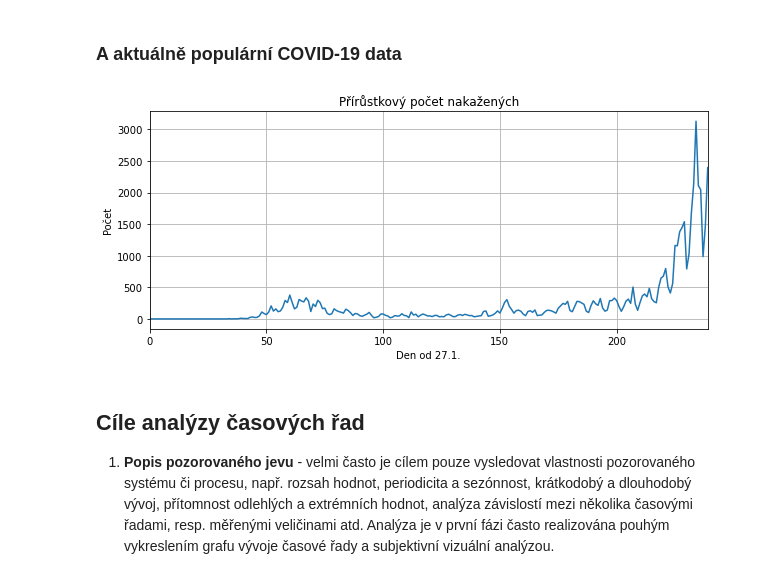
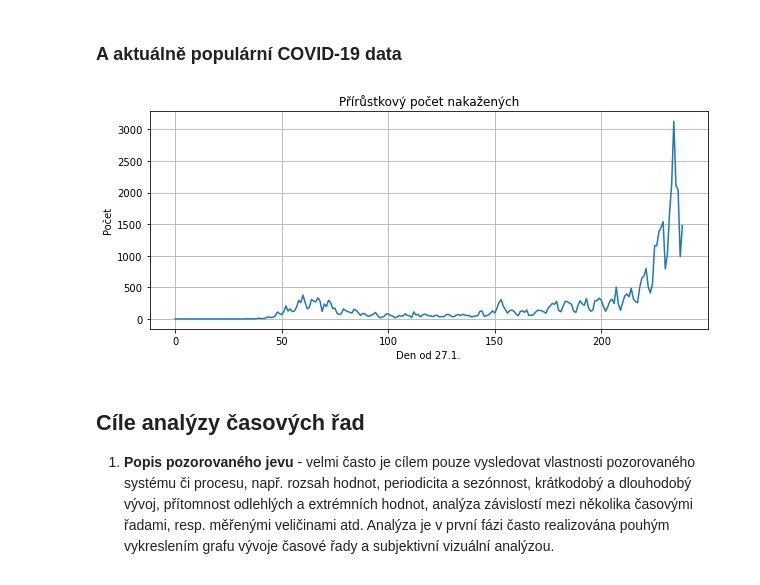
Before and after one commit to kamil-dedecius/mi-scr, a Jupyter notebook: prednasky/1.ipynb, the cells around one changed output. Cells and saved outputs as stored; diff of their text form; code cells hidden in the pictures.

```diff
--- a/prednasky/1.ipynb
+++ b/prednasky/1.ipynb
@@ -47,16 +47,15 @@ Zde mají časové řady velký význam pro řízení systémů a procesů, ať
 # %% [markdown]
 ### A aktuálně populární COVID-19 data
 # %%
-#fn = 'data/covid-zari20.csv'
-fn = 'https://onemocneni-aktualne.mzcr.cz/api/v2/covid-19/nakaza.csv'
+fn = 'data/covid-zari20.csv'
 data = pd.read_csv(fn)
 data['prirustkovy_pocet_nakazenych'].plot(figsize=(10,4))
 plt.title('Přírůstkový počet nakažených')
 plt.ylabel('Počet')
 plt.xlabel('Den od 27.1.')
 plt.show()
 # %% [output]
-[figure, old version]
+[figure, new version]
 # %% [markdown]
 ## Cíle analýzy časových řad
 1. **Popis pozorovaného jevu** - velmi často je cílem pouze vysledovat vlastnosti pozorovaného systému či procesu, např. rozsah hodnot, periodicita a sezónnost, krátkodobý a dlouhodobý vývoj, přítomnost odlehlých a extrémních hodnot, analýza závislostí mezi několika časovými řadami, resp. měřenými veličinami atd. Analýza je v první fázi často realizována pouhým vykreslením grafu vývoje časové řady a subjektivní vizuální analýzou.
```
Also changed, not shown: parts of 35 cells of this notebook.
